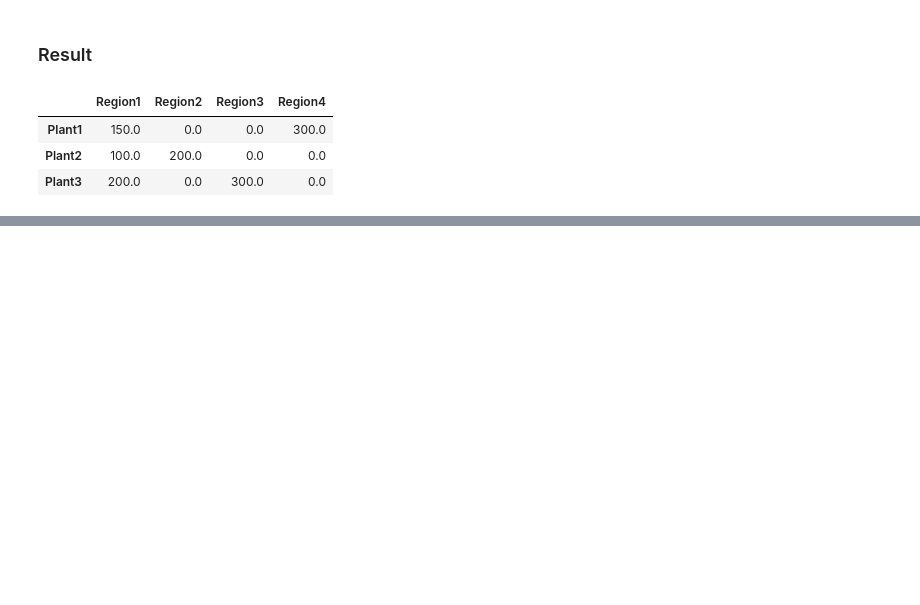
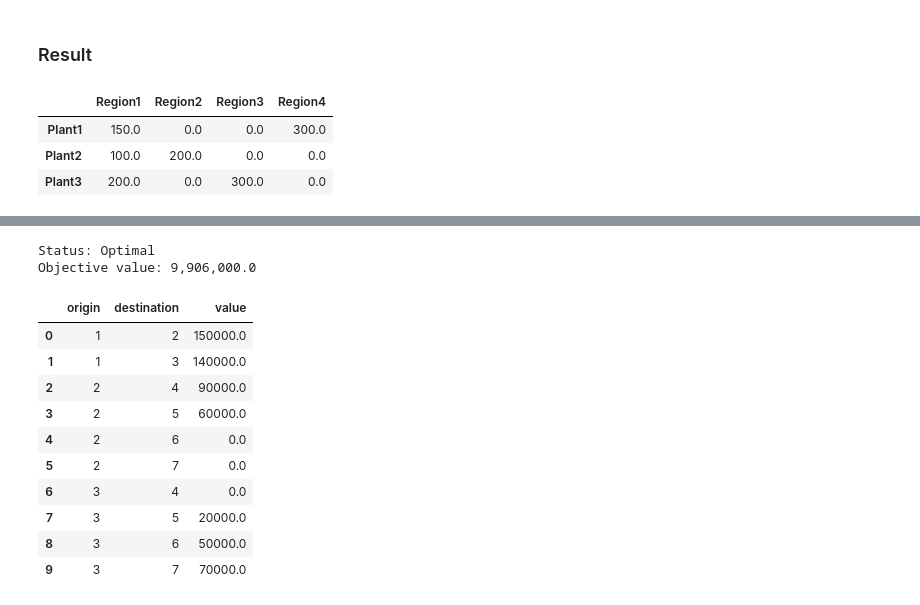
Before and after one commit to tanatiem/prescriptive-analytics, a Jupyter notebook: 03 Network Models.ipynb, the cells around one changed output, grey strips where cells are left out. Drawn from its saved outputs; the diff is of its cells as text; code cells hidden in the pictures; blank space fills up the shorter version.

```diff
--- a/03 Network Models.ipynb
+++ b/03 Network Models.ipynb
@@ -211,0 +624,5 @@ for
+# %%
+arcs = [(1,2), (1,3), (2,4), (2,5), (2,6), (2,7), (3,4), (3,5), (3,6), (3,7)]
+unit_costs = [24.5, 26, 9.6, 7, 15.2, 28.5, 19.5, 13.3, 5, 11.3]
+costs = dict(zip(arcs, unit_costs))
+costs
@@ -211,0 +640,3 @@ for
+# %%
+flow = LpVariable.dicts('x', [a for a in arcs], lowBound=0)
+flow
@@ -211,0 +654,5 @@ for
+# %%
+model = LpProblem('DistributionPlan', LpMinimize)
+obj_func = lpSum([flow[a]*costs[a] for a in arcs])
+print(obj_func)
+model += obj_func
@@ -211,0 +661,10 @@ for
+# %%
+# Arc capacity constraints
+arc_cap = {
+    (1,2): 150000,
+    (1,3): 150000
+}
+for a in arc_cap:
+    g = flow[a] <= arc_cap[a]
+    print(g)
+    model += g
@@ -211,0 +711,23 @@ for
+# %%
+# Solve Model
+model.solve()
+print(f"Status: {LpStatus[model.status]}")
+print(f"Objective value: {model.objective.value():,}")
+# %% [output]
+Status: Optimal
+Objective value: 9,906,000.0
+# %%
+result = pd.DataFrame([(a[0], a[1], flow[a].value()) for a in arcs], columns=['origin','destination','value'])
+result
+# %% [output]
+|  | origin | destination | value |
+| 0 | 1 | 2 | 150000.0 |
+| 1 | 1 | 3 | 140000.0 |
+| 2 | 2 | 4 | 90000.0 |
+| 3 | 2 | 5 | 60000.0 |
+| 4 | 2 | 6 | 0.0 |
+| 5 | 2 | 7 | 0.0 |
+| 6 | 3 | 4 | 0.0 |
+| 7 | 3 | 5 | 20000.0 |
+| 8 | 3 | 6 | 50000.0 |
+| 9 | 3 | 7 | 70000.0 |
```
Also changed, not shown: parts of 57 cells of this notebook, 5 other files.
